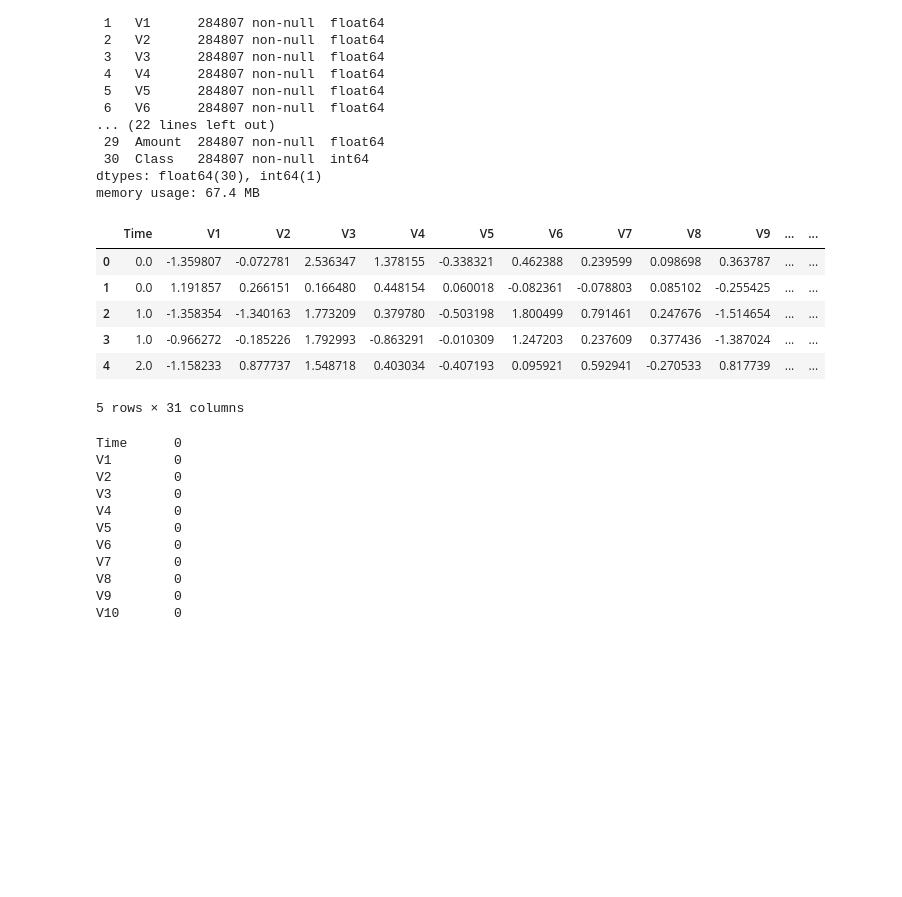
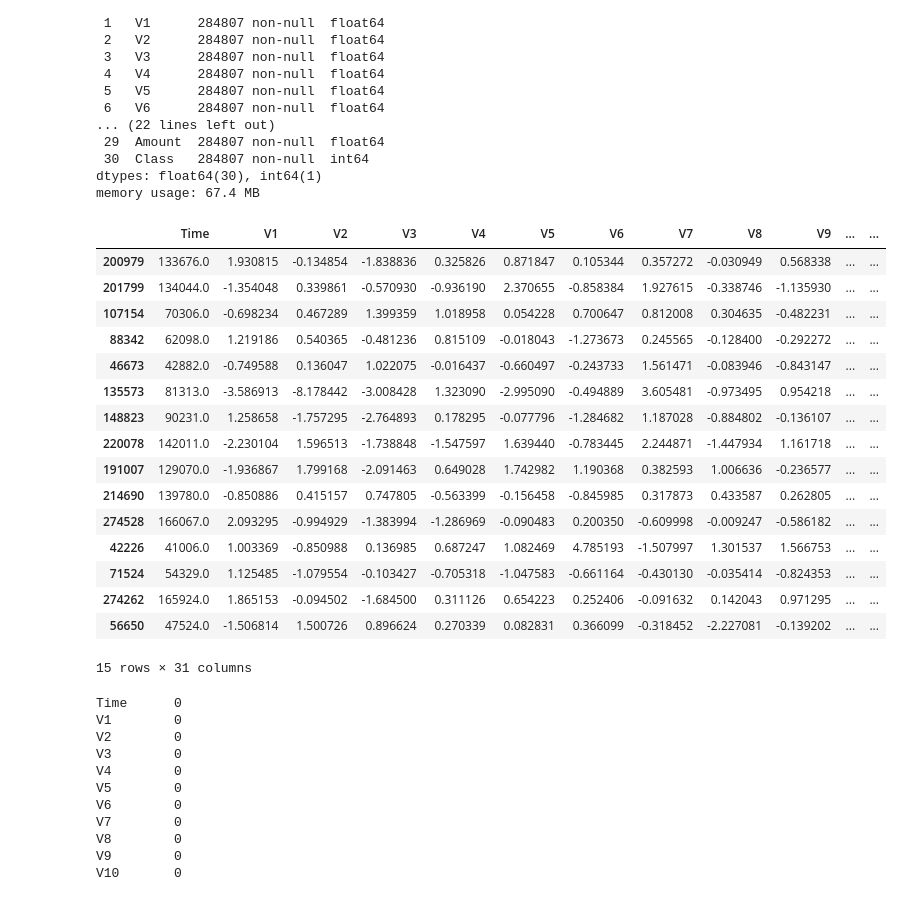
Before and after one commit to omaribrahim90/Fraud_Detection, a Jupyter notebook: fraud_detect.ipynb, the cells around one changed output. Cells and saved outputs as stored; diff of their text form; code cells hidden in the pictures; blank space fills up the shorter version.

```diff
--- a/fraud_detect.ipynb
+++ b/fraud_detect.ipynb
@@ -28,15 +34,25 @@ Data columns (total 31 columns):
 dtypes: float64(30), int64(1)
 memory usage: 67.4 MB
 # %%
-df.head()
+df.sample(15)
 # %% [output]
 |  | Time | V1 | V2 | V3 | V4 | V5 | V6 | V7 | V8 | V9 | ... | ... |
-| 0 | 0.0 | -1.359807 | -0.072781 | 2.536347 | 1.378155 | -0.338321 | 0.462388 | 0.239599 | 0.098698 | 0.363787 | ... | ... |
-| 1 | 0.0 | 1.191857 | 0.266151 | 0.166480 | 0.448154 | 0.060018 | -0.082361 | -0.078803 | 0.085102 | -0.255425 | ... | ... |
-| 2 | 1.0 | -1.358354 | -1.340163 | 1.773209 | 0.379780 | -0.503198 | 1.800499 | 0.791461 | 0.247676 | -1.514654 | ... | ... |
-| 3 | 1.0 | -0.966272 | -0.185226 | 1.792993 | -0.863291 | -0.010309 | 1.247203 | 0.237609 | 0.377436 | -1.387024 | ... | ... |
-| 4 | 2.0 | -1.158233 | 0.877737 | 1.548718 | 0.403034 | -0.407193 | 0.095921 | 0.592941 | -0.270533 | 0.817739 | ... | ... |
+| 200979 | 133676.0 | 1.930815 | -0.134854 | -1.838836 | 0.325826 | 0.871847 | 0.105344 | 0.357272 | -0.030949 | 0.568338 | ... | ... |
+| 201799 | 134044.0 | -1.354048 | 0.339861 | -0.570930 | -0.936190 | 2.370655 | -0.858384 | 1.927615 | -0.338746 | -1.135930 | ... | ... |
+| 107154 | 70306.0 | -0.698234 | 0.467289 | 1.399359 | 1.018958 | 0.054228 | 0.700647 | 0.812008 | 0.304635 | -0.482231 | ... | ... |
+| 88342 | 62098.0 | 1.219186 | 0.540365 | -0.481236 | 0.815109 | -0.018043 | -1.273673 | 0.245565 | -0.128400 | -0.292272 | ... | ... |
+| 46673 | 42882.0 | -0.749588 | 0.136047 | 1.022075 | -0.016437 | -0.660497 | -0.243733 | 1.561471 | -0.083946 | -0.843147 | ... | ... |
+| 135573 | 81313.0 | -3.586913 | -8.178442 | -3.008428 | 1.323090 | -2.995090 | -0.494889 | 3.605481 | -0.973495 | 0.954218 | ... | ... |
+| 148823 | 90231.0 | 1.258658 | -1.757295 | -2.764893 | 0.178295 | -0.077796 | -1.284682 | 1.187028 | -0.884802 | -0.136107 | ... | ... |
+| 220078 | 142011.0 | -2.230104 | 1.596513 | -1.738848 | -1.547597 | 1.639440 | -0.783445 | 2.244871 | -1.447934 | 1.161718 | ... | ... |
+| 191007 | 129070.0 | -1.936867 | 1.799168 | -2.091463 | 0.649028 | 1.742982 | 1.190368 | 0.382593 | 1.006636 | -0.236577 | ... | ... |
+| 214690 | 139780.0 | -0.850886 | 0.415157 | 0.747805 | -0.563399 | -0.156458 | -0.845985 | 0.317873 | 0.433587 | 0.262805 | ... | ... |
+| 274528 | 166067.0 | 2.093295 | -0.994929 | -1.383994 | -1.286969 | -0.090483 | 0.200350 | -0.609998 | -0.009247 | -0.586182 | ... | ... |
+| 42226 | 41006.0 | 1.003369 | -0.850988 | 0.136985 | 0.687247 | 1.082469 | 4.785193 | -1.507997 | 1.301537 | 1.566753 | ... | ... |
+| 71524 | 54329.0 | 1.125485 | -1.079554 | -0.103427 | -0.705318 | -1.047583 | -0.661164 | -0.430130 | -0.035414 | -0.824353 | ... | ... |
+| 274262 | 165924.0 | 1.865153 | -0.094502 | -1.684500 | 0.311126 | 0.654223 | 0.252406 | -0.091632 | 0.142043 | 0.971295 | ... | ... |
+| 56650 | 47524.0 | -1.506814 | 1.500726 | 0.896624 | 0.270339 | 0.082831 | 0.366099 | -0.318452 | -2.227081 | -0.139202 | ... | ... |
-5 rows × 31 columns
+15 rows × 31 columns
 # %%
 df.isnull().sum()
 # %% [output]
```
Also changed, not shown: parts of 6 cells of this notebook, 6 other files.
